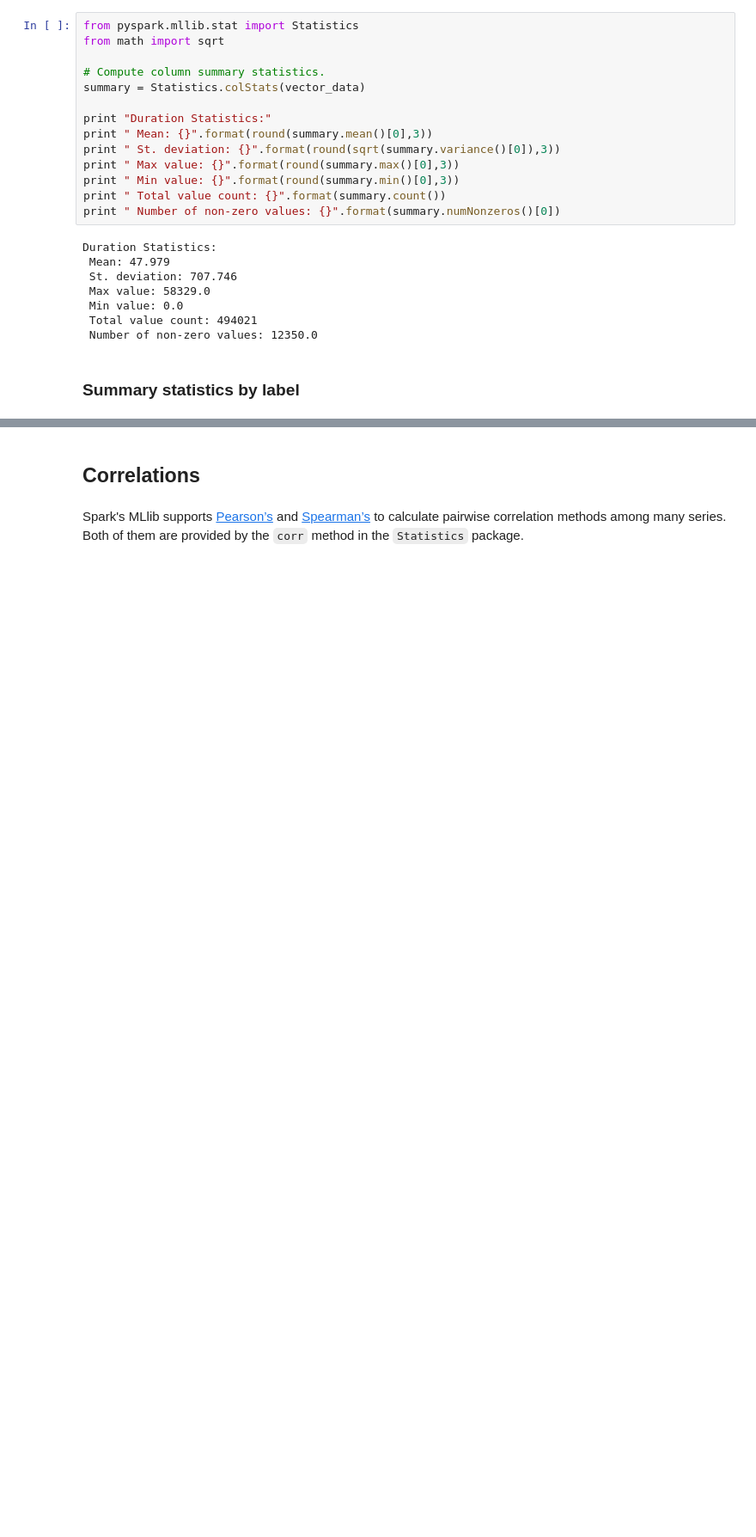
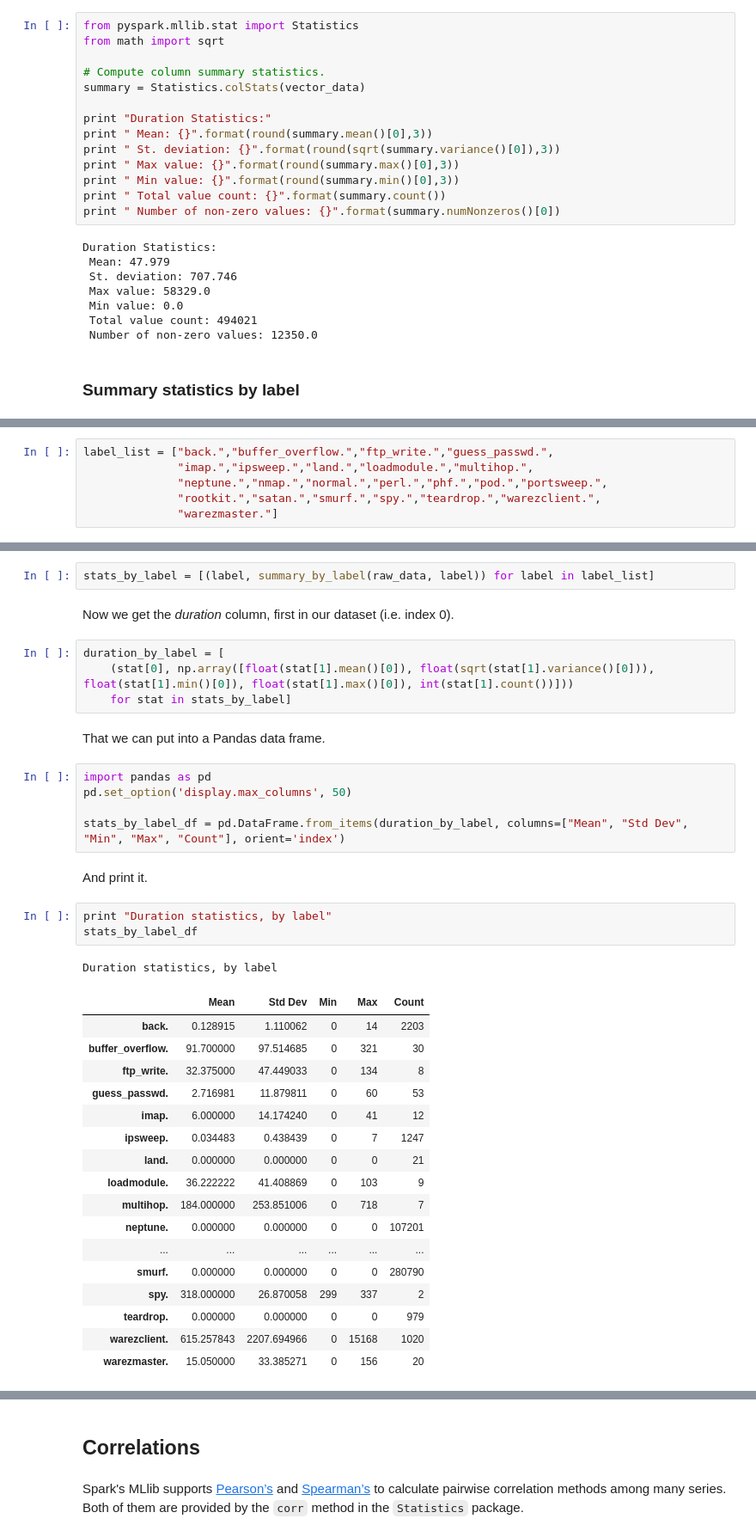
Before and after one commit to jadianes/spark-py-notebooks, a Jupyter notebook: nb7-mllib-statistics/nb7-mllib-statistics.ipynb, the cells around one changed output, grey strips where cells are left out. Shown at 86% size. Cells and saved outputs as stored; diff of their text form; blank space fills up the shorter version.

Commit message:
EDA using tables

```diff
--- a/nb7-mllib-statistics/nb7-mllib-statistics.ipynb
+++ b/nb7-mllib-statistics/nb7-mllib-statistics.ipynb
@@ -71,0 +157,6 @@ The interesting part of summary statistics for our case comes from being able to
+# %%
+label_list = ["back.","buffer_overflow.","ftp_write.","guess_passwd.",
+              "imap.","ipsweep.","land.","loadmodule.","multihop.",
+              "neptune.","nmap.","normal.","perl.","phf.","pod.","portsweep.",
+              "rootkit.","satan.","smurf.","spy.","teardrop.","warezclient.",
+              "warezmaster."]
@@ -71,0 +165,39 @@ The interesting part of summary statistics for our case comes from being able to
+# %%
+stats_by_label = [(label, summary_by_label(raw_data, label)) for label in label_list]
+# %% [markdown]
+Now we get the *duration* column, first in our dataset (i.e. index 0).
+# %%
+duration_by_label = [
+    (stat[0], np.array([float(stat[1].mean()[0]), float(sqrt(stat[1].variance()[0])), float(stat[1].min()[0]), float(stat[1].max()[0]), int(stat[1].count())]))
+    for stat in stats_by_label]
+# %% [markdown]
+That we can put into a Pandas data frame.
+# %%
+import pandas as pd
+pd.set_option('display.max_columns', 50)
+
+stats_by_label_df = pd.DataFrame.from_items(duration_by_label, columns=["Mean", "Std Dev", "Min", "Max", "Count"], orient='index')
+# %% [markdown]
+And print it.
+# %%
+print "Duration statistics, by label"
+stats_by_label_df
+# %% [output]
+Duration statistics, by label
+|  | Mean | Std Dev | Min | Max | Count |
+| back. | 0.128915 | 1.110062 | 0 | 14 | 2203 |
+| buffer_overflow. | 91.700000 | 97.514685 | 0 | 321 | 30 |
+| ftp_write. | 32.375000 | 47.449033 | 0 | 134 | 8 |
+| guess_passwd. | 2.716981 | 11.879811 | 0 | 60 | 53 |
+| imap. | 6.000000 | 14.174240 | 0 | 41 | 12 |
+| ipsweep. | 0.034483 | 0.438439 | 0 | 7 | 1247 |
+| land. | 0.000000 | 0.000000 | 0 | 0 | 21 |
+| loadmodule. | 36.222222 | 41.408869 | 0 | 103 | 9 |
+| multihop. | 184.000000 | 253.851006 | 0 | 718 | 7 |
+| neptune. | 0.000000 | 0.000000 | 0 | 0 | 107201 |
+| ... | ... | ... | ... | ... | ... |
+| smurf. | 0.000000 | 0.000000 | 0 | 0 | 280790 |
+| spy. | 318.000000 | 26.870058 | 299 | 337 | 2 |
+| teardrop. | 0.000000 | 0.000000 | 0 | 0 | 979 |
+| warezclient. | 615.257843 | 2207.694966 | 0 | 15168 | 1020 |
+| warezmaster. | 15.050000 | 33.385271 | 0 | 156 | 20 |
```
Also changed, not shown: parts of 28 cells of this notebook, 1 other file.
